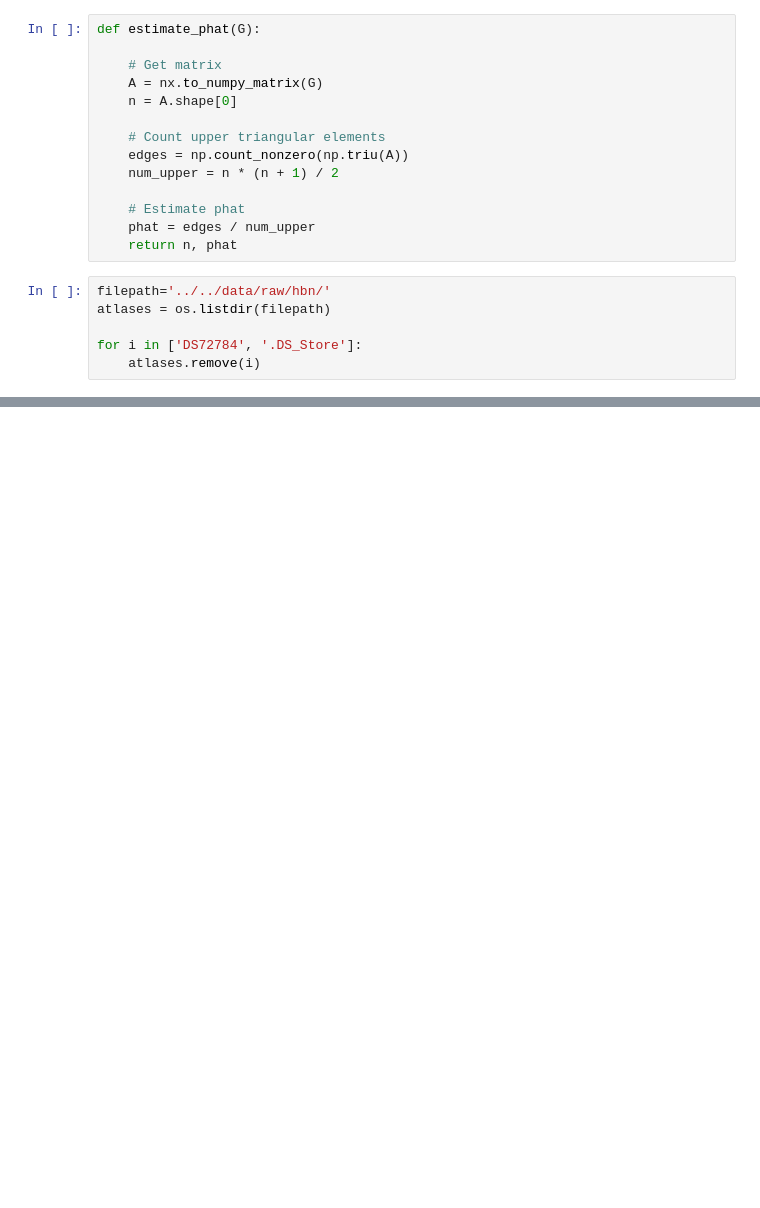
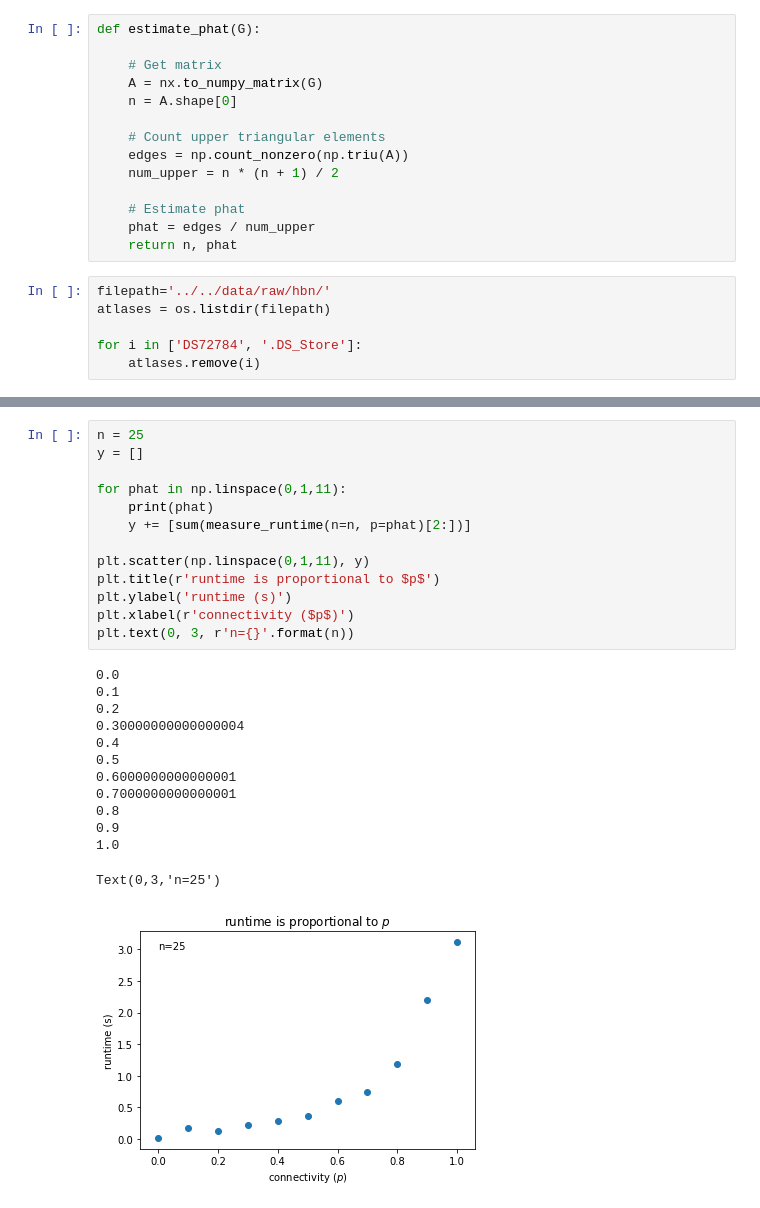
Before and after one commit to NeuroDataDesign/the-ents, a Jupyter notebook: notebooks/1.0-vg-runtime-simulation/runtime.ipynb, the cells around one changed output, grey strips where cells are left out. Drawn from its saved outputs; the diff is of its cells as text; blank space fills up the shorter version.

```diff
--- a/notebooks/1.0-vg-runtime-simulation/runtime.ipynb
+++ b/notebooks/1.0-vg-runtime-simulation/runtime.ipynb
@@ -102,0 +235,27 @@ NameError: name 'RandomGraph' is not defined
+# %%
+n = 25
+y = []
+
+for phat in np.linspace(0,1,11):
+    print(phat)
+    y += [sum(measure_runtime(n=n, p=phat)[2:])]
+
+plt.scatter(np.linspace(0,1,11), y)
+plt.title(r'runtime is proportional to $p$')
+plt.ylabel('runtime (s)')
+plt.xlabel(r'connectivity ($p$)')
+plt.text(0, 3, r'n={}'.format(n))
+# %% [output]
+0.0
+0.1
+0.2
+0.30000000000000004
+0.4
+0.5
+0.6000000000000001
+0.7000000000000001
+0.8
+0.9
+1.0
+Text(0,3,'n=25')
+[figure, added]
```
Also changed, not shown: parts of 14 cells of this notebook, 1 other file.
